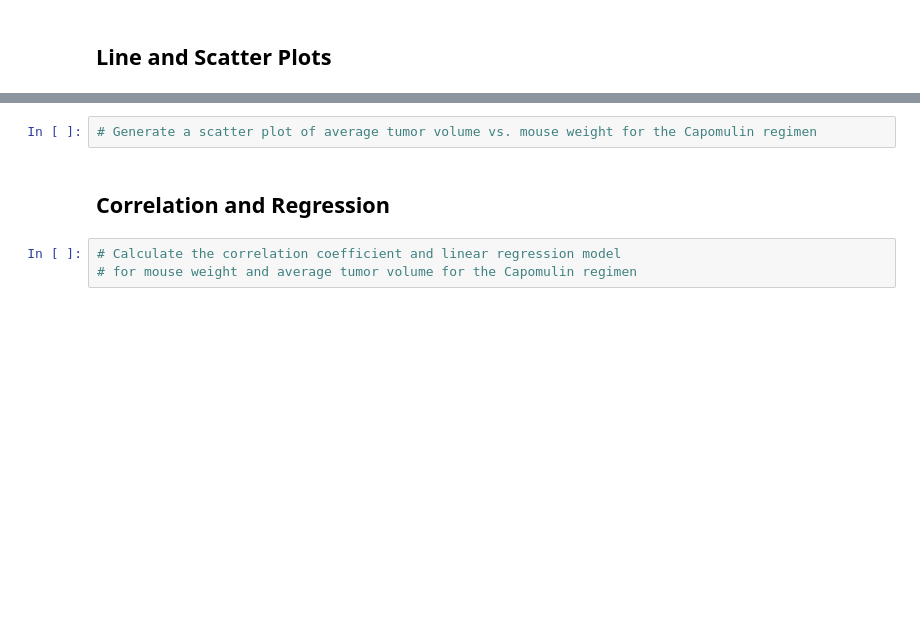
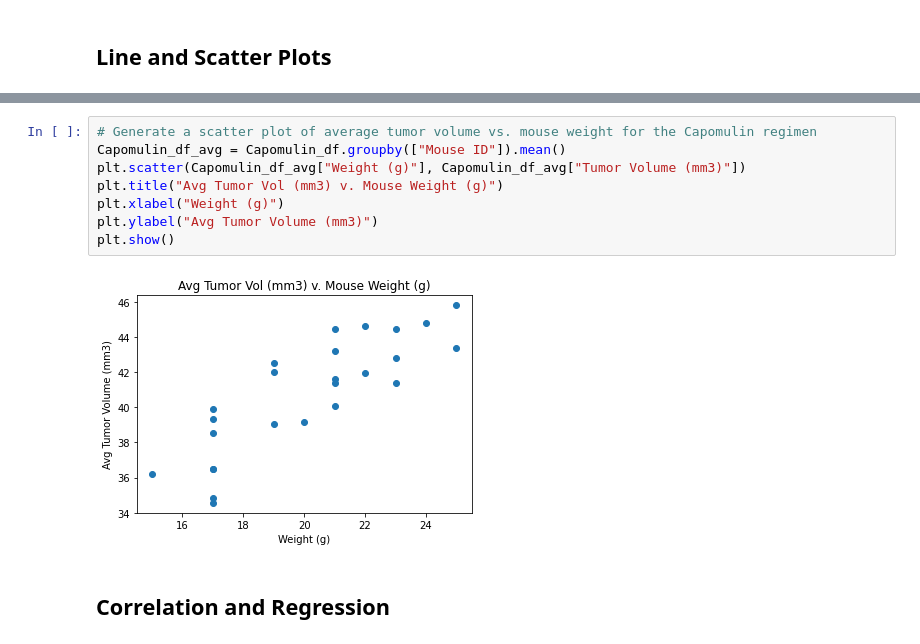
Before and after one commit to drossi1990/Homework5_Matplotlib, a Jupyter notebook: Instructions/Pymaceuticals/pymaceuticals_starter.ipynb, the cells around one changed output, grey strips where cells are left out. Drawn from its saved outputs; the diff is of its cells as text; blank space fills up the shorter version.

```diff
--- a/Instructions/Pymaceuticals/pymaceuticals_starter.ipynb
+++ b/Instructions/Pymaceuticals/pymaceuticals_starter.ipynb
@@ -255,7 +257,12 @@ TypeError: 'str' object is not callable
 # %%
 # Generate a scatter plot of average tumor volume vs. mouse weight for the Capomulin regimen
+Capomulin_df_avg = Capomulin_df.groupby(["Mouse ID"]).mean()
+plt.scatter(Capomulin_df_avg["Weight (g)"], Capomulin_df_avg["Tumor Volume (mm3)"])
+plt.title("Avg Tumor Vol (mm3) v. Mouse Weight (g)")
+plt.xlabel("Weight (g)")
+plt.ylabel("Avg Tumor Volume (mm3)")
+plt.show()
+# %% [output]
+[figure, added]
 # %% [markdown]
 ## Correlation and Regression
-# %%
-# Calculate the correlation coefficient and linear regression model
-# for mouse weight and average tumor volume for the Capomulin regimen
```
Also changed, not shown: parts of 9 cells of this notebook.
